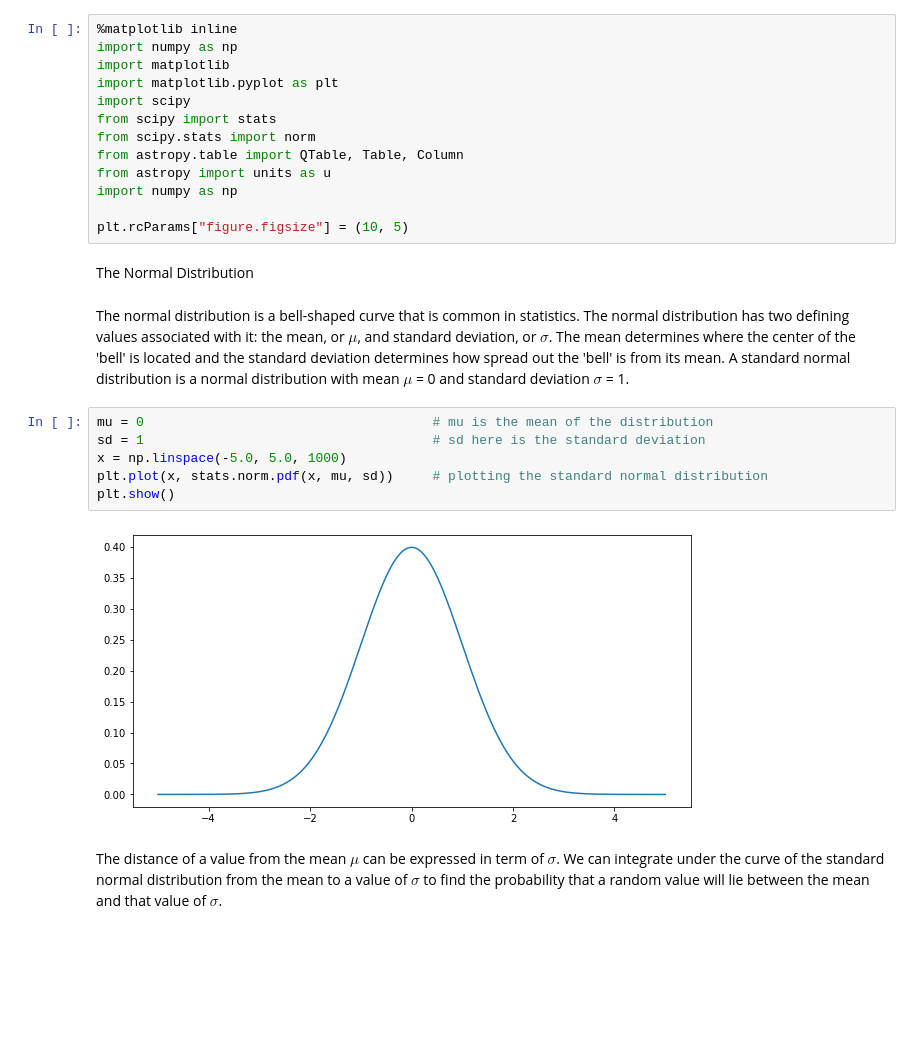
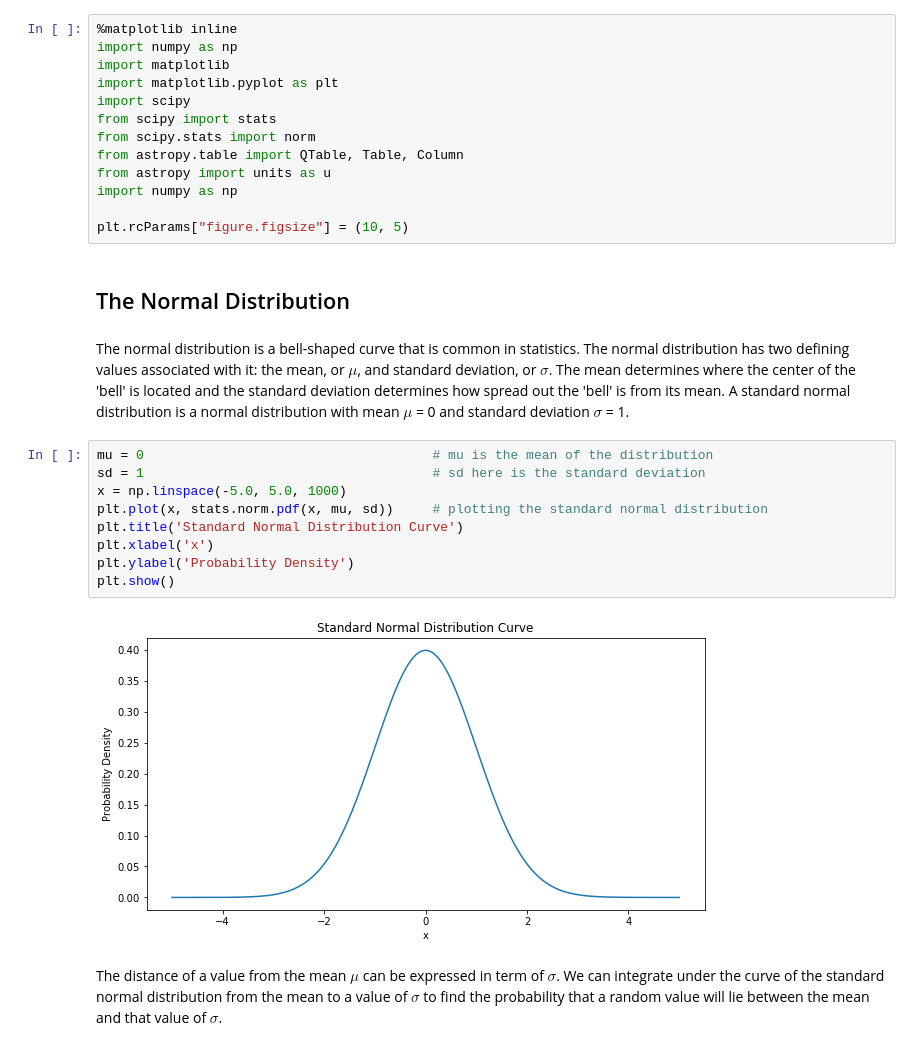
Before and after one commit to nroth12uw/Lab1_PHYS434, a Jupyter notebook: Lab1.ipynb, the cells around one changed output. Cells and saved outputs as stored; diff of their text form; blank space fills up the shorter version.

```diff
--- a/Lab1.ipynb
+++ b/Lab1.ipynb
@@ -16,7 +17,7 @@ import numpy as np
 
 plt.rcParams["figure.figsize"] = (10, 5)
 # %% [markdown]
-The Normal Distribution
+## The Normal Distribution
 # %% [markdown]
 The normal distribution is a bell-shaped curve that is common in statistics. The normal distribution has
 two defining values associated with it: the mean, or $\mu$, and standard deviation, or $\sigma$. The mean determines where the
@@ -25,11 +26,14 @@ its mean. A standard normal distribution is a normal distribution with mean $\mu
 # %%
 mu = 0                                     # mu is the mean of the distribution
 sd = 1                                     # sd here is the standard deviation
 x = np.linspace(-5.0, 5.0, 1000)
 plt.plot(x, stats.norm.pdf(x, mu, sd))     # plotting the standard normal distribution
+plt.title('Standard Normal Distribution Curve')
+plt.xlabel('x')
+plt.ylabel('Probability Density')
 plt.show()
 # %% [output]
-[figure, old version]
+[figure, new version]
 # %% [markdown]
 The distance of a value from the mean $\mu$ can be expressed in term of $\sigma$. We can integrate under the curve of the standard normal distribution from the mean to a value of $\sigma$ to find the probability that a random value will lie between the mean and that value of $\sigma$.
 # %%
```
Also changed, not shown: parts of 22 cells of this notebook.
